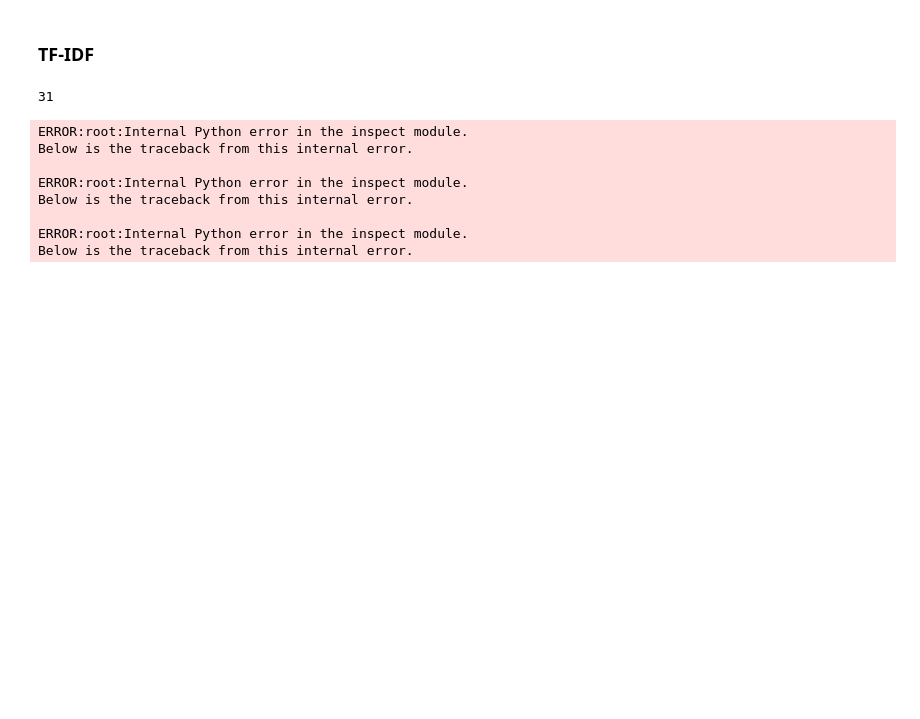
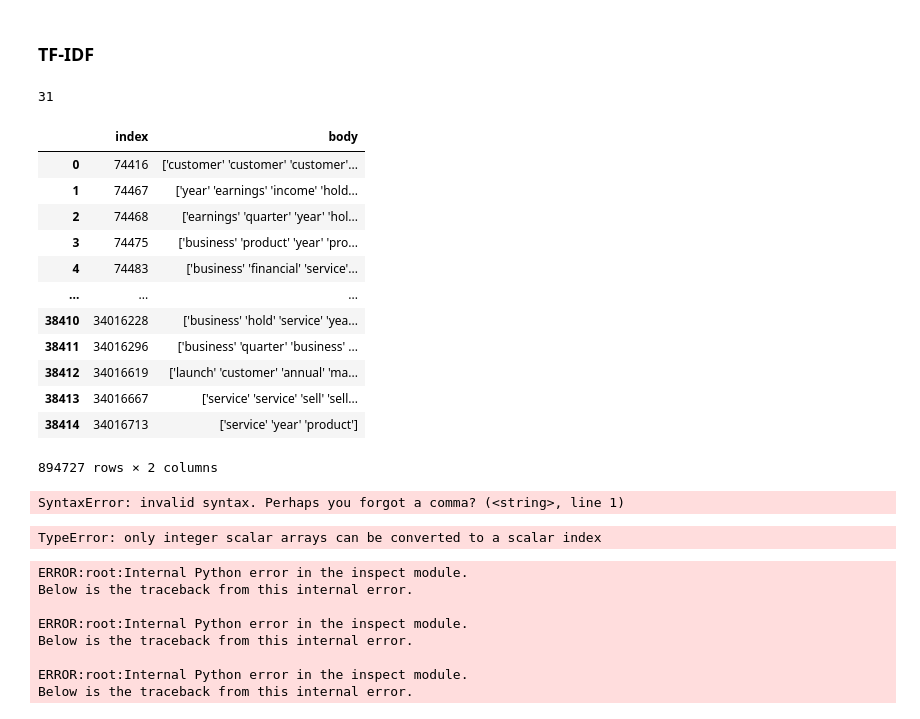
Before and after one commit to adrianbeer/LLM-News-Trading, a Jupyter notebook: src/benzing_news_parser.ipynb, the cells around one changed output. Saved outputs shown, nothing was run; the diff lists cells and outputs as text; code cells hidden in the pictures; blank space fills up the shorter version.

```diff
--- a/src/benzing_news_parser.ipynb
+++ b/src/benzing_news_parser.ipynb
@@ -643,11 +670,38 @@ client.close()
+# %%
+tfidf_docs = dd.read_parquet("gcs://extreme-lore-398917-bzg/tfidf-tokens/",
+                                                    storage_options={'token': token})
+# %%
+tfidf_docs = tfidf_docs.compute()
+# %%
+tfidf_docs
+# %% [output]
+|  | index | body |
+| 0 | 74416 | ['customer' 'customer' 'customer'... |
+| 1 | 74467 | ['year' 'earnings' 'income' 'hold... |
+| 2 | 74468 | ['earnings' 'quarter' 'year' 'hol... |
+| 3 | 74475 | ['business' 'product' 'year' 'pro... |
+| 4 | 74483 | ['business' 'financial' 'service'... |
+| ... | ... | ... |
+| 38410 | 34016228 | ['business' 'hold' 'service' 'yea... |
+| 38411 | 34016296 | ['business' 'quarter' 'business' ... |
+| 38412 | 34016619 | ['launch' 'customer' 'annual' 'ma... |
+| 38413 | 34016667 | ['service' 'service' 'sell' 'sell... |
+| 38414 | 34016713 | ['service' 'year' 'product'] |
+894727 rows × 2 columns
 # %%
 keywords1 = lambda x: keyword_filter(x, keywords_list1)
 keywords2 = lambda x: keyword_filter(x, keywords_list2)
 keywords3 = lambda x: keyword_filter(x, keywords_list3)
+# %%
+tfidf_docs.body.map(lambda x: eval(x))
+# %% [output]
+SyntaxError: invalid syntax. Perhaps you forgot a comma? (<string>, line 1)
 # %%
 # Example for one single tokenizer
 vectorizer = TfidfVectorizer(tokenizer=keywords1)
-output_corpus = vectorizer.fit_transform(tfidf_docs)
+output_corpus = vectorizer.fit_transform(tfidf_docs.body)
+# %% [output]
+TypeError: only integer scalar arrays can be converted to a scalar index
 # %%
 output_corpus
 # %%
```
Also changed, not shown: parts of 4 cells of this notebook, 1 other file.
